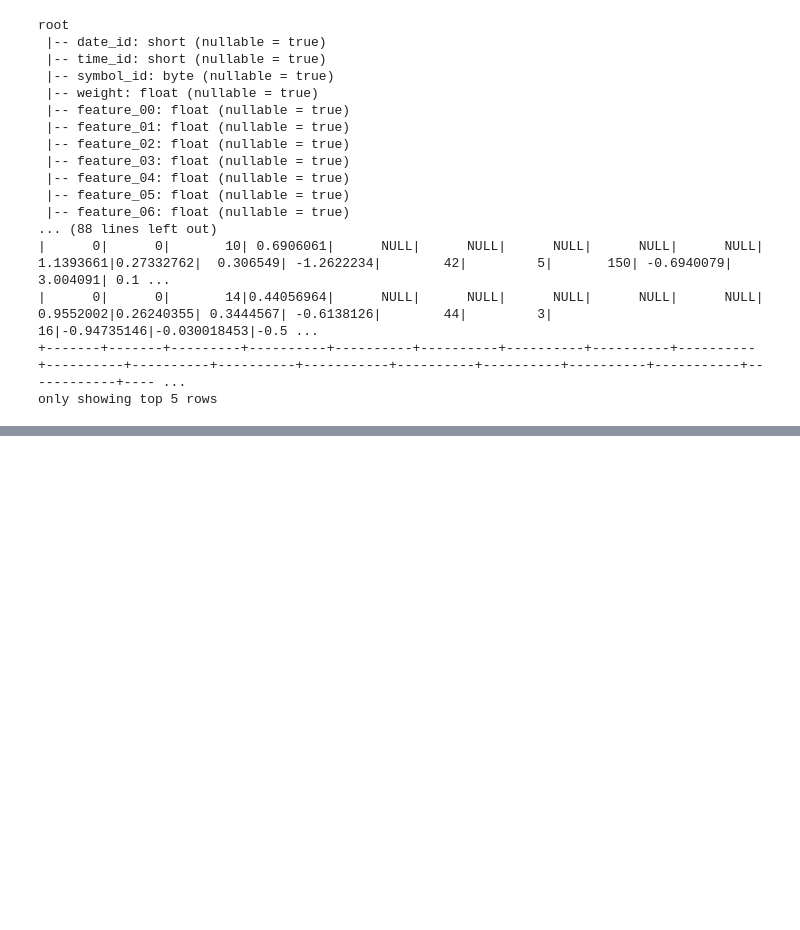
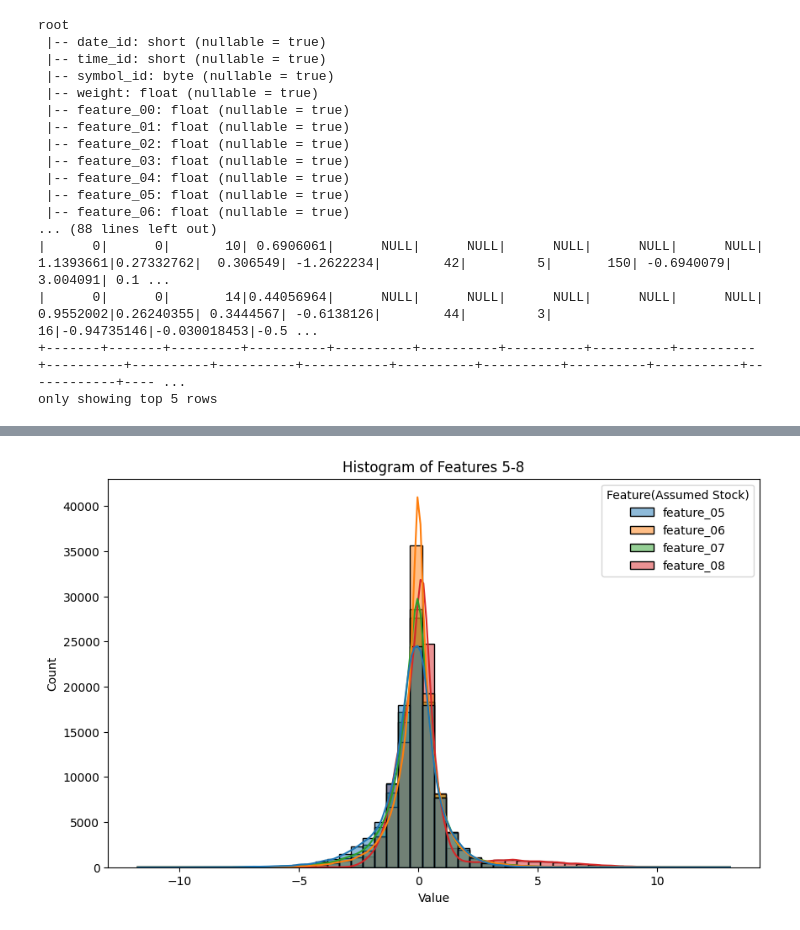
Before and after one commit to nyurashku/IST_718_Big_Data_Analytics_Jane_Street_Kaggle_Competition, a Jupyter notebook: ben_google_collab_test.ipynb, the cells around one changed output, grey strips where cells are left out. Saved outputs shown, nothing was run; the diff lists cells and outputs as text; code cells hidden in the pictures; blank space fills up the shorter version.

```diff
--- a/ben_google_collab_test.ipynb
+++ b/ben_google_collab_test.ipynb
@@ -40,0 +65,23 @@ only showing top 5 rows
+# %%
+from pyspark.sql import SparkSession
+
+import pandas as pd
+DF1.count()
+df1_pandas = DF1.limit(100000).toPandas()  # Convert only 100,000 rows
+# %%
+import seaborn as sns
+import matplotlib.pyplot as plt
+
+
+# Melt the dataframe for easy multi-column plotting
+df_melted = df1_pandas.melt(value_vars=["feature_05", "feature_06", "feature_07","feature_08"], var_name="Feature(Assumed Stock)", value_name="Value")
+
+# Create a multi-column histogram
+plt.figure(figsize=(10, 6))
+sns.histplot(data=df_melted, x="Value", hue="Feature(Assumed Stock)", bins=50, kde=True)
+
+# Add title
+plt.title("Histogram of Features 5-8")
+plt.show()
+# %% [output]
+[figure, added]
```
Also changed, not shown: parts of 4 cells of this notebook.
